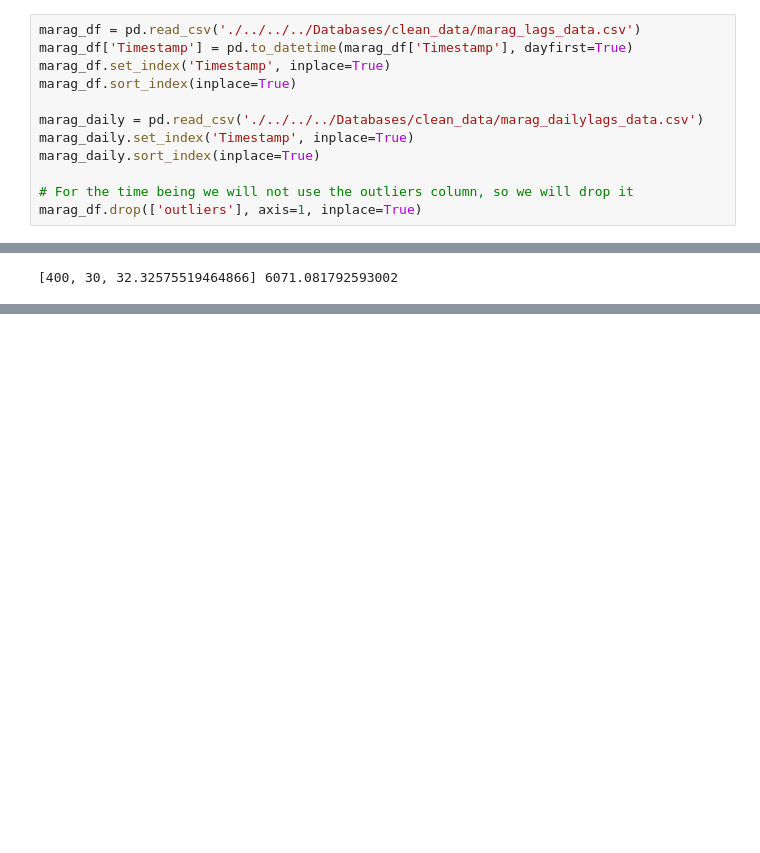
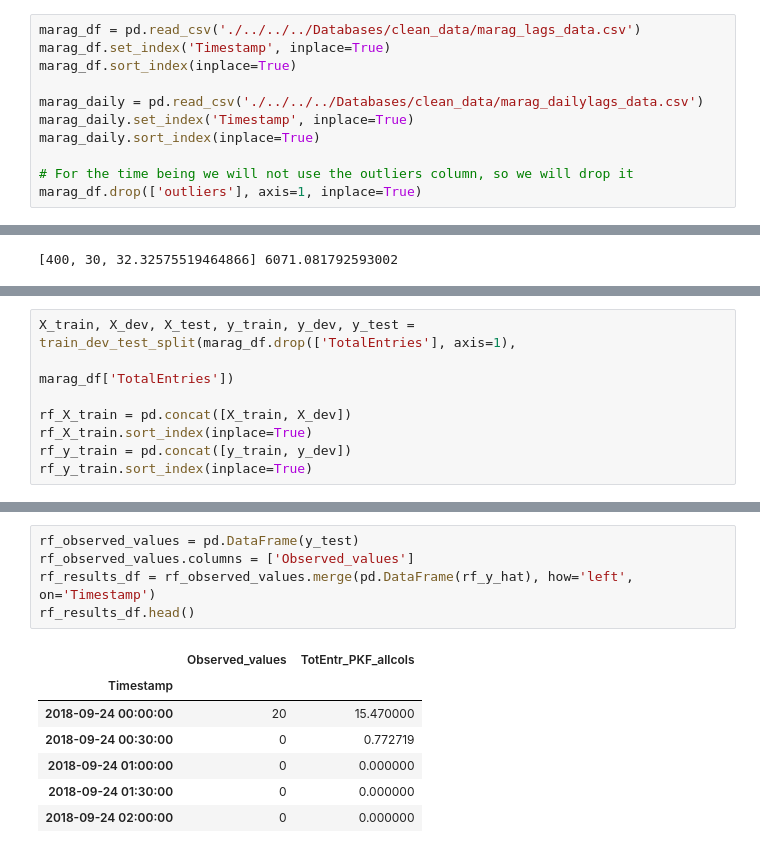
Before and after one commit to RamiroArribas/People_traffic_forecasting, a Jupyter notebook: Modeling/RandomForest_results_farming_Maragall.ipynb, the cells around one changed output, grey strips where cells are left out. Cells and saved outputs as stored; diff of their text form; blank space fills up the shorter version.

```diff
--- a/Modeling/RandomForest_results_farming_Maragall.ipynb
+++ b/Modeling/RandomForest_results_farming_Maragall.ipynb
@@ -25,6 +15,5 @@ from math import sqrt
 # %%
 marag_df = pd.read_csv('./../../../Databases/clean_data/marag_lags_data.csv')
-marag_df['Timestamp'] = pd.to_datetime(marag_df['Timestamp'], dayfirst=True)
 marag_df.set_index('Timestamp', inplace=True)
 marag_df.sort_index(inplace=True)
 
@@ -351,0 +100,8 @@ RF_tuning_runtime = end_RF_tune - start_RF_tune
+# %%
+X_train, X_dev, X_test, y_train, y_dev, y_test = train_dev_test_split(marag_df.drop(['TotalEntries'], axis=1),
+                                                                      marag_df['TotalEntries'])
+
+rf_X_train = pd.concat([X_train, X_dev])
+rf_X_train.sort_index(inplace=True)
+rf_y_train = pd.concat([y_train, y_dev])
+rf_y_train.sort_index(inplace=True)
@@ -351,0 +186,13 @@ RF_tuning_runtime = end_RF_tune - start_RF_tune
+# %%
+rf_observed_values = pd.DataFrame(y_test)
+rf_observed_values.columns = ['Observed_values']
+rf_results_df = rf_observed_values.merge(pd.DataFrame(rf_y_hat), how='left', on='Timestamp')
+rf_results_df.head()
+# %% [output]
+|  | Observed_values | TotEntr_PKF_allcols |
+| Timestamp |  |  |
+| 2018-09-24 00:00:00 | 20 | 15.470000 |
+| 2018-09-24 00:30:00 | 0 | 0.772719 |
+| 2018-09-24 01:00:00 | 0 | 0.000000 |
+| 2018-09-24 01:30:00 | 0 | 0.000000 |
+| 2018-09-24 02:00:00 | 0 | 0.000000 |
```
Also changed, not shown: parts of 54 cells of this notebook, 1 other file.
